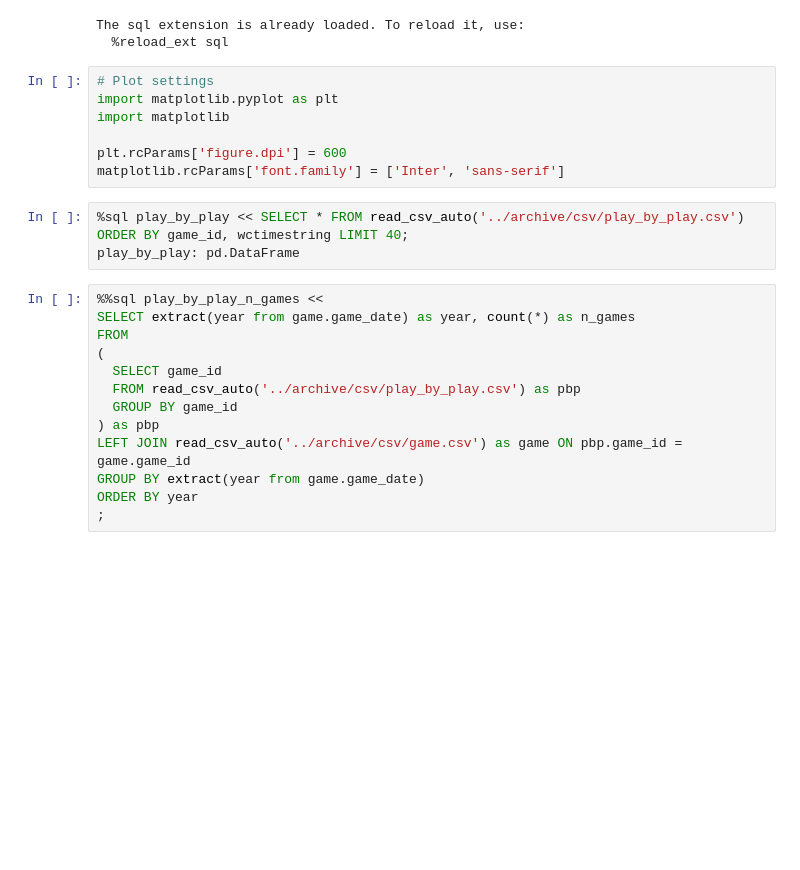
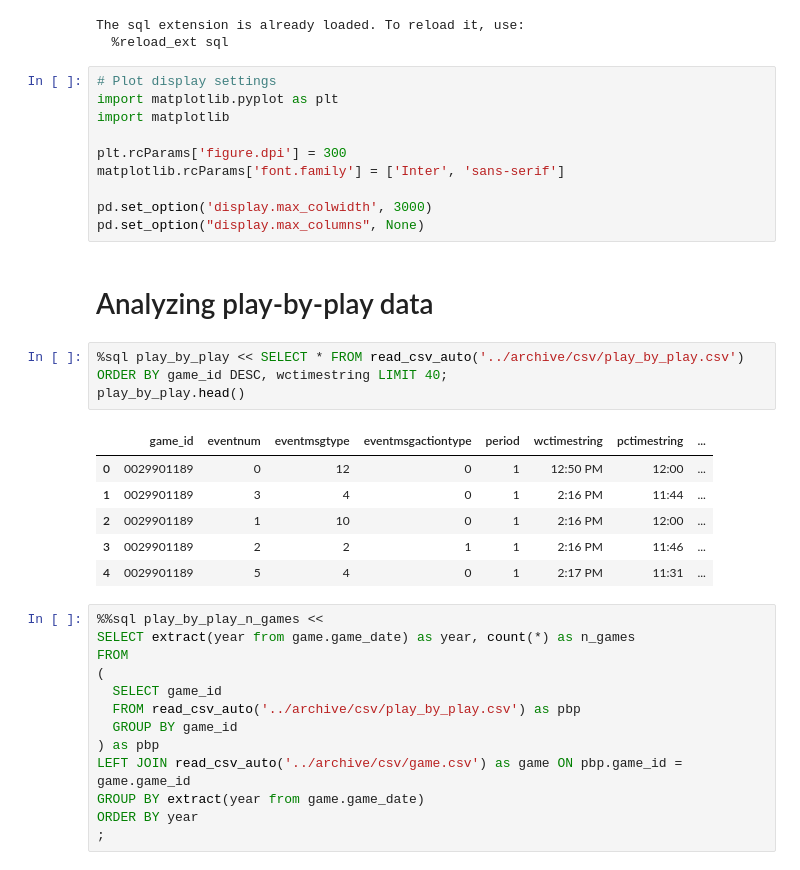
Before and after one commit to malte-j/dataviz-2023, a Jupyter notebook: notebooks/play-by-play.ipynb, the cells around one changed output. Cells and saved outputs as stored; diff of their text form; blank space fills up the shorter version.

```diff
--- a/notebooks/play-by-play.ipynb
+++ b/notebooks/play-by-play.ipynb
@@ -15,15 +15,27 @@ import pandas as pd
 The sql extension is already loaded. To reload it, use:
   %reload_ext sql
 # %%
-# Plot settings
+# Plot display settings
 import matplotlib.pyplot as plt
 import matplotlib
 
-plt.rcParams['figure.dpi'] = 600
+plt.rcParams['figure.dpi'] = 300
 matplotlib.rcParams['font.family'] = ['Inter', 'sans-serif']
+
+pd.set_option('display.max_colwidth', 3000)
+pd.set_option("display.max_columns", None)
+# %% [markdown]
+# Analyzing play-by-play data
 # %%
-%sql play_by_play << SELECT * FROM read_csv_auto('../archive/csv/play_by_play.csv') ORDER BY game_id, wctimestring LIMIT 40;
-play_by_play: pd.DataFrame
+%sql play_by_play << SELECT * FROM read_csv_auto('../archive/csv/play_by_play.csv') ORDER BY game_id DESC, wctimestring LIMIT 40;
+play_by_play.head()
+# %% [output]
+|  | game_id | eventnum | eventmsgtype | eventmsgactiontype | period | wctimestring | pctimestring | ... |
+| 0 | 0029901189 | 0 | 12 | 0 | 1 | 12:50 PM | 12:00 | ... |
+| 1 | 0029901189 | 3 | 4 | 0 | 1 | 2:16 PM | 11:44 | ... |
+| 2 | 0029901189 | 1 | 10 | 0 | 1 | 2:16 PM | 12:00 | ... |
+| 3 | 0029901189 | 2 | 2 | 1 | 1 | 2:16 PM | 11:46 | ... |
+| 4 | 0029901189 | 5 | 4 | 0 | 1 | 2:17 PM | 11:31 | ... |
 # %%
 %%sql play_by_play_n_games <<
 SELECT extract(year from game.game_date) as year, count(*) as n_games
```
Also changed, not shown: parts of 4 cells of this notebook, 1 other file.
